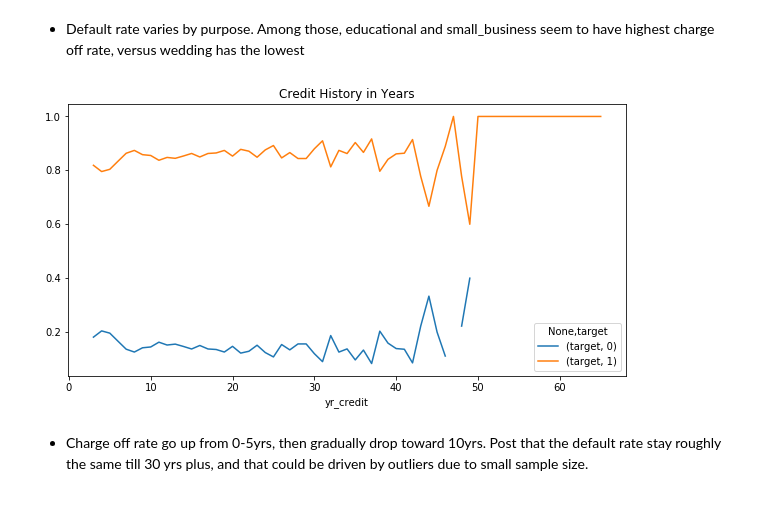
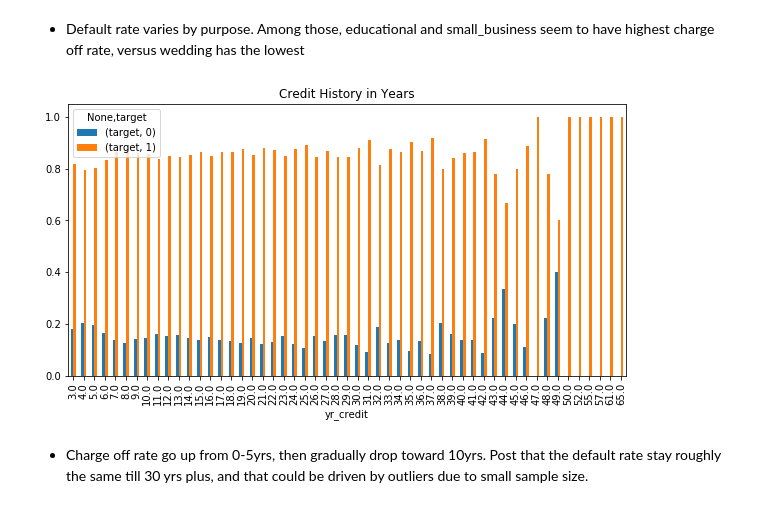
Before and after one commit to sittingman/lending_repayment, a Jupyter notebook: data_exploratory.ipynb, the cells around one changed output. Saved outputs shown, nothing was run; the diff lists cells and outputs as text; code cells hidden in the pictures.

```diff
--- a/data_exploratory.ipynb
+++ b/data_exploratory.ipynb
@@ -72,12 +89,11 @@ loan_purpose.plot(kind='bar', figsize=(10,5), title='Purpose');
 # %%
 yr_credit_g = visual_data('yr_credit')
 dti_g = visual_data('dti')
 revutil = visual_data('revol_util_dec')
 cred_acc = visual_data('total_acc')
-
-yr_credit_g.plot(kind='line', figsize=(10,5), title='Credit History in Years');
+yr_credit_g.plot(kind='bar', figsize=(10,5), title='Credit History in Years');
 # %% [output]
-[figure, old version]
+[figure, new version]
 # %% [markdown]
  - Charge off rate go up from 0-5yrs, then gradually drop toward 10yrs. Post that the default rate stay roughly the same till 30 yrs plus, and that could be driven by outliers due to small sample size.
 # %%
```
Also changed, not shown: parts of 4 cells of this notebook.
